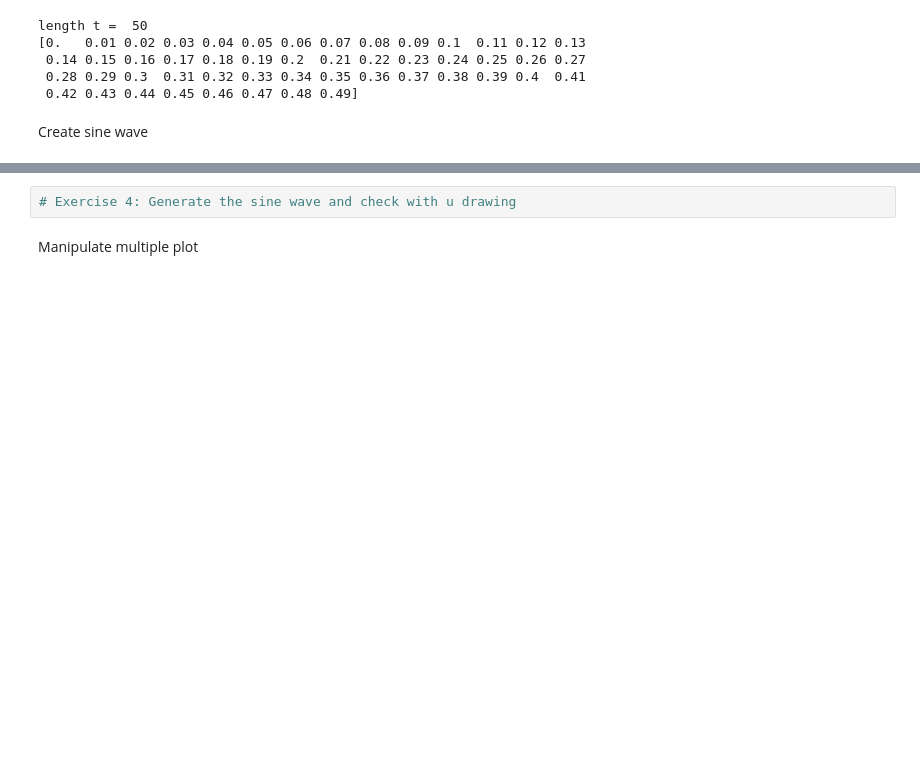
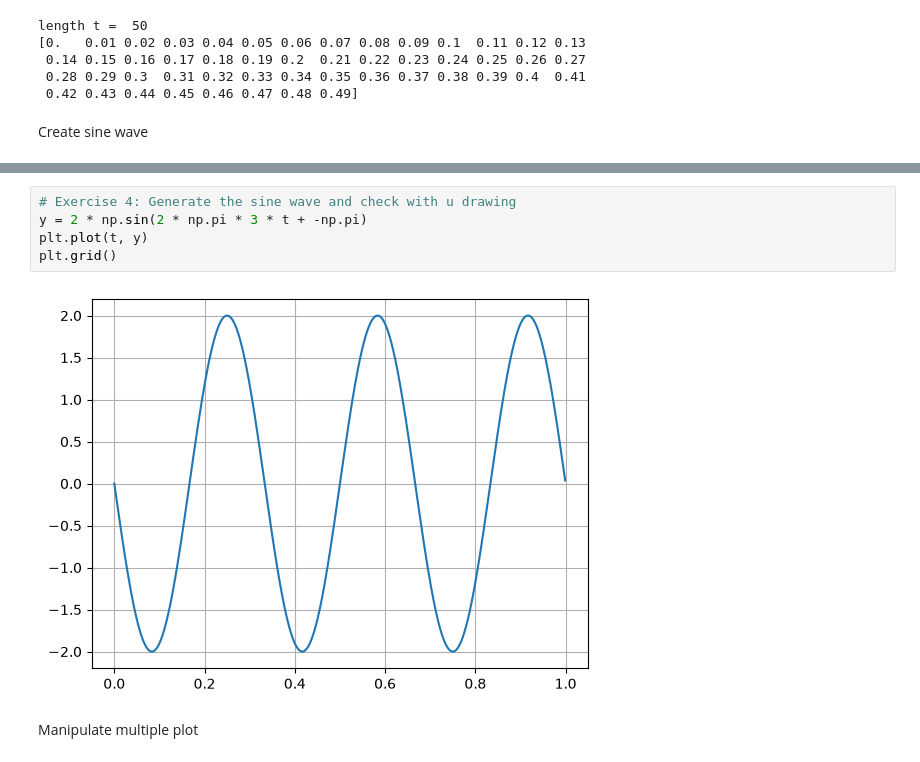
Before and after one commit to sotheasokea/Digital-Signal-Processing-Lecture, a Jupyter notebook: Lecture/w1_exercise.ipynb, the cells around one changed output, grey strips where cells are left out. Cells and saved outputs as stored; diff of their text form; blank space fills up the shorter version.

```diff
--- a/Lecture/w1_exercise.ipynb
+++ b/Lecture/w1_exercise.ipynb
@@ -85,5 +85,10 @@ plt.show()
 # %%
 # Exercise 4: Generate the sine wave and check with u drawing
+y = 2 * np.sin(2 * np.pi * 3 * t + -np.pi)
+plt.plot(t, y)
+plt.grid()
+# %% [output]
+[figure, added]
 # %% [markdown]
 Manipulate multiple plot
 # %%
```
Also changed, not shown: parts of 8 cells of this notebook, 13 other files.
